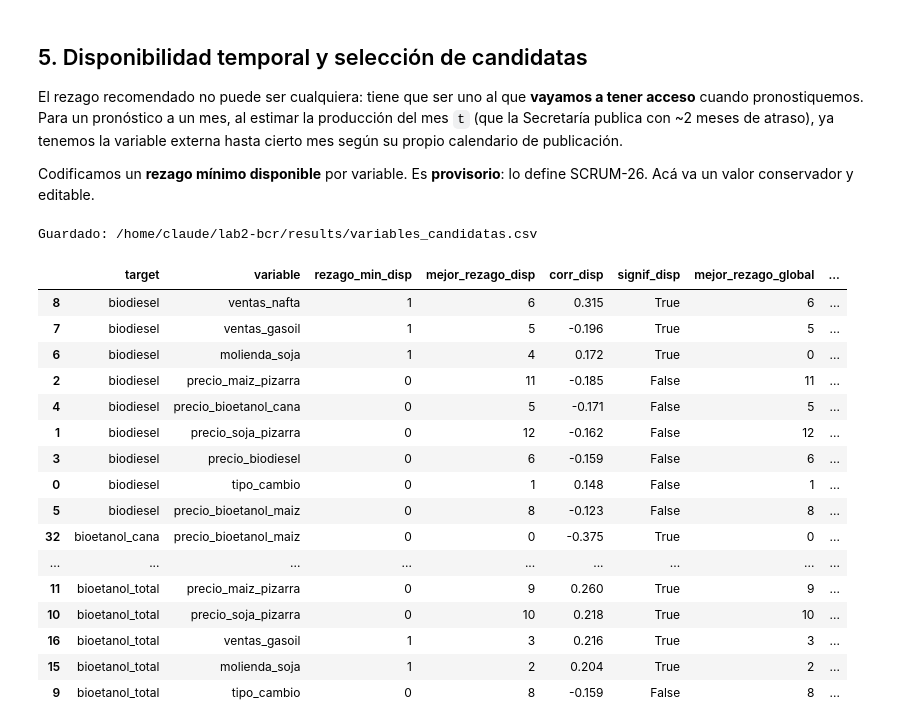
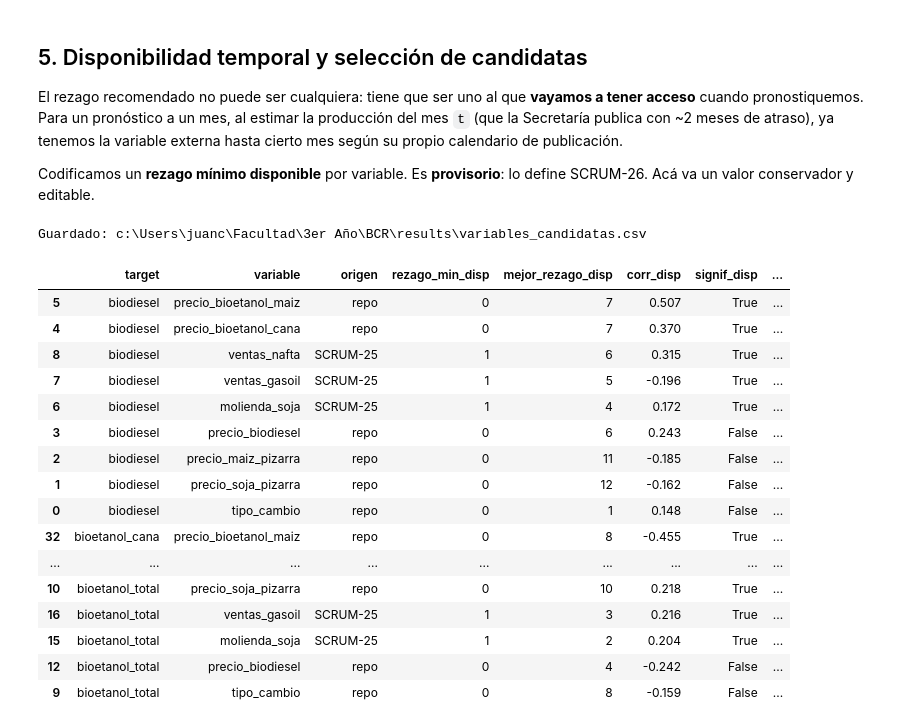
Before and after one commit to Lab2-BCR-UCA/Lab2-BCR, a Jupyter notebook: notebooks/eda_variables_externas.ipynb, the cells around one changed output. Saved outputs shown, nothing was run; the diff lists cells and outputs as text; code cells hidden in the pictures.

```diff
--- a/notebooks/eda_variables_externas.ipynb
+++ b/notebooks/eda_variables_externas.ipynb
@@ -180,7 +190,7 @@ de corto plazo. El test ADF confirma: en nivel no se rechaza la raíz unitaria
 # %%
 def adf_p(s):
     s = s.dropna()
-    if (s <= 0).any():
+    if (s <= 0).any() or len(s) < 12:
         return np.nan, np.nan
     nivel = adfuller(s)[1]
     dif = adfuller(np.log(s).diff().dropna())[1]
@@ -219,8 +224,0 @@ usa el EDA de producción y con lo que publica la BCR en el IACA.
-# %%
-def logdiff(s):
-    s = s.dropna()
-    s = s[s > 0]
-    return np.log(s).diff().dropna()
-
-obj_d = {n: logdiff(s) for n, s in objetivos.items()}
-ext_d = {n: logdiff(s) for n, s in externas.items()}
@@ -226,0 +239,21 @@ ext_d = {n: logdiff(s) for n, s in externas.items()}
+# %%
+def logdiff(s):
+    """Variación mensual en log, SIN diferenciar a través de huecos.
+
+    Reindexa a la grilla mensual completa: si falta el mes t-1, la diferencia
+    del mes t queda NaN y se descarta. Evita tratar un salto que abarca varios
+    meses sin dato como si fuera una variación de un solo mes.
+    """
+    s = s[s > 0].dropna()
+    if s.empty:
+        return s
+    grilla = pd.date_range(s.index.min(), s.index.max(), freq="MS")
+    s = s.reindex(grilla)
+    return np.log(s).diff().dropna()
+
+obj_d = {n: logdiff(s) for n, s in objetivos.items()}
+ext_d = {n: logdiff(s) for n, s in externas.items()}
+
+print("Variaciones mensuales consecutivas disponibles por variable externa:")
+for n, s in ext_d.items():
+    print(f"  {n:22s}: {len(s):>3} obs")
@@ -246,9 +290,9 @@ def ccf_series(x, y, max_lag=MAX_LAG):
     """corr(x[t-k], y[t]) para k=0..max_lag, sobre índices comunes."""
     out = {}
     for k in range(max_lag + 1):
-        xk = x.shift(k)
+        xk = x.shift(k, freq="MS")
         df = pd.concat([xk, y], axis=1, join="inner").dropna()
-        out[k] = (df.iloc[:, 0].corr(df.iloc[:, 1]), len(df))
+        out[k] = (df.iloc[:, 0].corr(df.iloc[:, 1]) if len(df) > 2 else np.nan, len(df))
     return out
 
 def tabla_ccf(target_d, ext_d):
@@ -323,55 +367,60 @@ rezago_min = {
 }
 DEFAULT_MIN = 1  # para cualquier variable no listada
 
+# Variables con muchos huecos → CCF de confianza menor (ver docs/fuentes_series.md).
+baja_confianza = {"precio_biodiesel", "precio_bioetanol_cana", "precio_bioetanol_maiz"}
+
 def seleccionar(nombre_target):
     corr, n = ccf_tablas[nombre_target]
     banda = 1.96 / np.sqrt(n.replace(0, np.nan))
     filas = []
     for var in corr.index:
         fila = corr.loc[var]
         kmin = rezago_min.get(var, DEFAULT_MIN)
         disponibles = fila.loc[kmin:]
-        # mejor rezago GLOBAL (cualquier k) y mejor DISPONIBLE (k>=kmin)
+        if disponibles.abs().notna().sum() == 0:
+            continue
         kg = fila.abs().idxmax()
         kd = disponibles.abs().idxmax()
         sig_d = abs(disponibles[kd]) > banda.loc[var, kd]
         filas.append({
-            "target": nombre_target, "variable": var,
+            "target": nombre_target, "variable": var, "origen": origen[var],
             "rezago_min_disp": kmin,
             "mejor_rezago_disp": int(kd), "corr_disp": round(float(fila[kd]), 3),
             "signif_disp": bool(sig_d),
             "mejor_rezago_global": int(kg), "corr_global": round(float(fila[kg]), 3),
             "n_obs": int(n.loc[var, kd]),
+            "confianza": "baja (huecos)" if var in baja_confianza else "normal",
             "candidata": bool(sig_d),
         })
     return pd.DataFrame(filas)
 
 candidatas = pd.concat([seleccionar(t) for t in obj_d], ignore_index=True)
 candidatas = candidatas.sort_values(["target", "signif_disp", "corr_disp"],
                                     ascending=[True, False, False],
                                     key=lambda c: c.abs() if c.name == "corr_disp" else c)
 candidatas.to_csv(OUT / "variables_candidatas.csv", index=False)
 print("Guardado:", OUT / "variables_candidatas.csv")
 candidatas
 # %% [output]
-Guardado: /home/claude/lab2-bcr/results/variables_candidatas.csv
+Guardado: c:\Users\juanc\Facultad\3er Año\BCR\results\variables_candidatas.csv
-|  | target | variable | rezago_min_disp | mejor_rezago_disp | corr_disp | signif_disp | mejor_rezago_global | ... |
-| 8 | biodiesel | ventas_nafta | 1 | 6 | 0.315 | True | 6 | ... |
-| 7 | biodiesel | ventas_gasoil | 1 | 5 | -0.196 | True | 5 | ... |
-| 6 | biodiesel | molienda_soja | 1 | 4 | 0.172 | True | 0 | ... |
-| 2 | biodiesel | precio_maiz_pizarra | 0 | 11 | -0.185 | False | 11 | ... |
-| 4 | biodiesel | precio_bioetanol_cana | 0 | 5 | -0.171 | False | 5 | ... |
-| 1 | biodiesel | precio_soja_pizarra | 0 | 12 | -0.162 | False | 12 | ... |
-| 3 | biodiesel | precio_biodiesel | 0 | 6 | -0.159 | False | 6 | ... |
-| 0 | biodiesel | tipo_cambio | 0 | 1 | 0.148 | False | 1 | ... |
-| 5 | biodiesel | precio_bioetanol_maiz | 0 | 8 | -0.123 | False | 8 | ... |
-| 32 | bioetanol_cana | precio_bioetanol_maiz | 0 | 0 | -0.375 | True | 0 | ... |
+|  | target | variable | origen | rezago_min_disp | mejor_rezago_disp | corr_disp | signif_disp | ... |
+| 5 | biodiesel | precio_bioetanol_maiz | repo | 0 | 7 | 0.507 | True | ... |
+| 4 | biodiesel | precio_bioetanol_cana | repo | 0 | 7 | 0.370 | True | ... |
+| 8 | biodiesel | ventas_nafta | SCRUM-25 | 1 | 6 | 0.315 | True | ... |
+| 7 | biodiesel | ventas_gasoil | SCRUM-25 | 1 | 5 | -0.196 | True | ... |
+| 6 | biodiesel | molienda_soja | SCRUM-25 | 1 | 4 | 0.172 | True | ... |
+| 3 | biodiesel | precio_biodiesel | repo | 0 | 6 | 0.243 | False | ... |
+| 2 | biodiesel | precio_maiz_pizarra | repo | 0 | 11 | -0.185 | False | ... |
+| 1 | biodiesel | precio_soja_pizarra | repo | 0 | 12 | -0.162 | False | ... |
+| 0 | biodiesel | tipo_cambio | repo | 0 | 1 | 0.148 | False | ... |
+| 32 | bioetanol_cana | precio_bioetanol_maiz | repo | 0 | 8 | -0.455 | True | ... |
 | ... | ... | ... | ... | ... | ... | ... | ... | ... |
-| 11 | bioetanol_total | precio_maiz_pizarra | 0 | 9 | 0.260 | True | 9 | ... |
-| 10 | bioetanol_total | precio_soja_pizarra | 0 | 10 | 0.218 | True | 10 | ... |
-| 16 | bioetanol_total | ventas_gasoil | 1 | 3 | 0.216 | True | 3 | ... |
-| 15 | bioetanol_total | molienda_soja | 1 | 2 | 0.204 | True | 2 | ... |
-| 9 | bioetanol_total | tipo_cambio | 0 | 8 | -0.159 | False | 8 | ... |
+| 10 | bioetanol_total | precio_soja_pizarra | repo | 0 | 10 | 0.218 | True | ... |
+| 16 | bioetanol_total | ventas_gasoil | SCRUM-25 | 1 | 3 | 0.216 | True | ... |
+| 15 | bioetanol_total | molienda_soja | SCRUM-25 | 1 | 2 | 0.204 | True | ... |
+| 12 | bioetanol_total | precio_biodiesel | repo | 0 | 4 | -0.242 | False | ... |
+| 9 | bioetanol_total | tipo_cambio | repo | 0 | 8 | -0.159 | False | ... |
 # %% [markdown]
 ### Lista final de candidatas por serie
 
```
Also changed, not shown: parts of 14 cells of this notebook, 2 other files.
